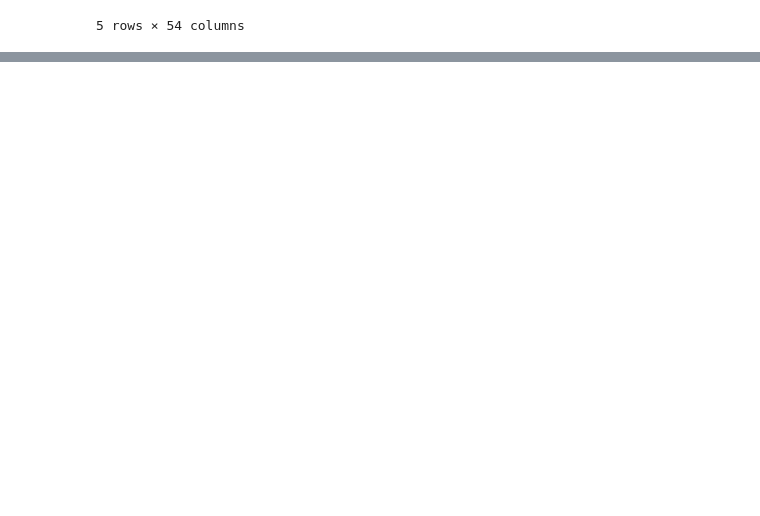
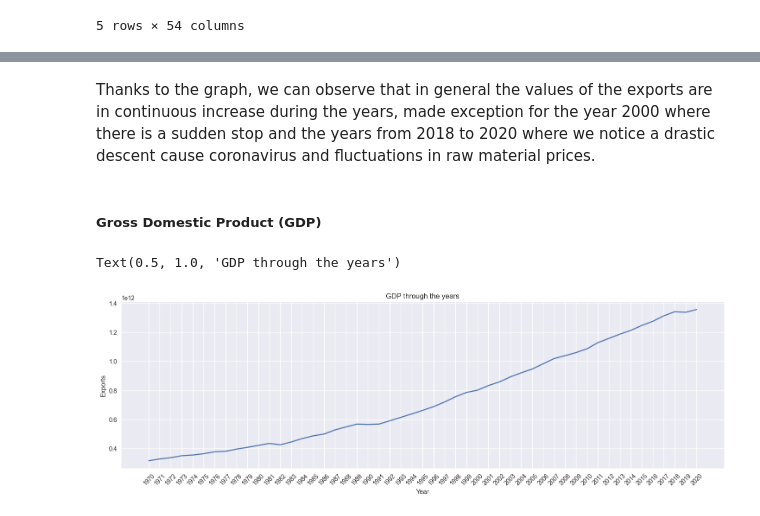
Before and after one commit to AlessandroSignoretto/Statistical_Models_project, a Jupyter notebook: Models_project.ipynb, the cells around one changed output, grey strips where cells are left out. Saved outputs shown, nothing was run; the diff lists cells and outputs as text; code cells hidden in the pictures; blank space fills up the shorter version.

```diff
--- a/Models_project.ipynb
+++ b/Models_project.ipynb
@@ -48,0 +259,14 @@ GDP_data.head()
+# %% [markdown]
+Thanks to the graph, we can observe that in general the values of the exports are in continuous increase during the years, made exception for the year 2000 where there is a sudden stop and the years from 2018 to 2020 where we notice a drastic descent cause coronavirus and fluctuations in raw material prices.
+# %% [markdown]
+<h5><b>Gross Domestic Product (GDP)</b></h5>
+# %%
+plt.figure(figsize=(18,5))
+sns.lineplot(data=Australia_df, x="Year",y="Gross Domestic Product (GDP)")
+plt.ylabel("Exports")
+plt.xlabel('Year')
+plt.xticks(rotation=45)
+plt.title("GDP through the years")
+# %% [output]
+Text(0.5, 1.0, 'GDP through the years')
+[figure, added]
```
Also changed, not shown: parts of 24 cells of this notebook.
